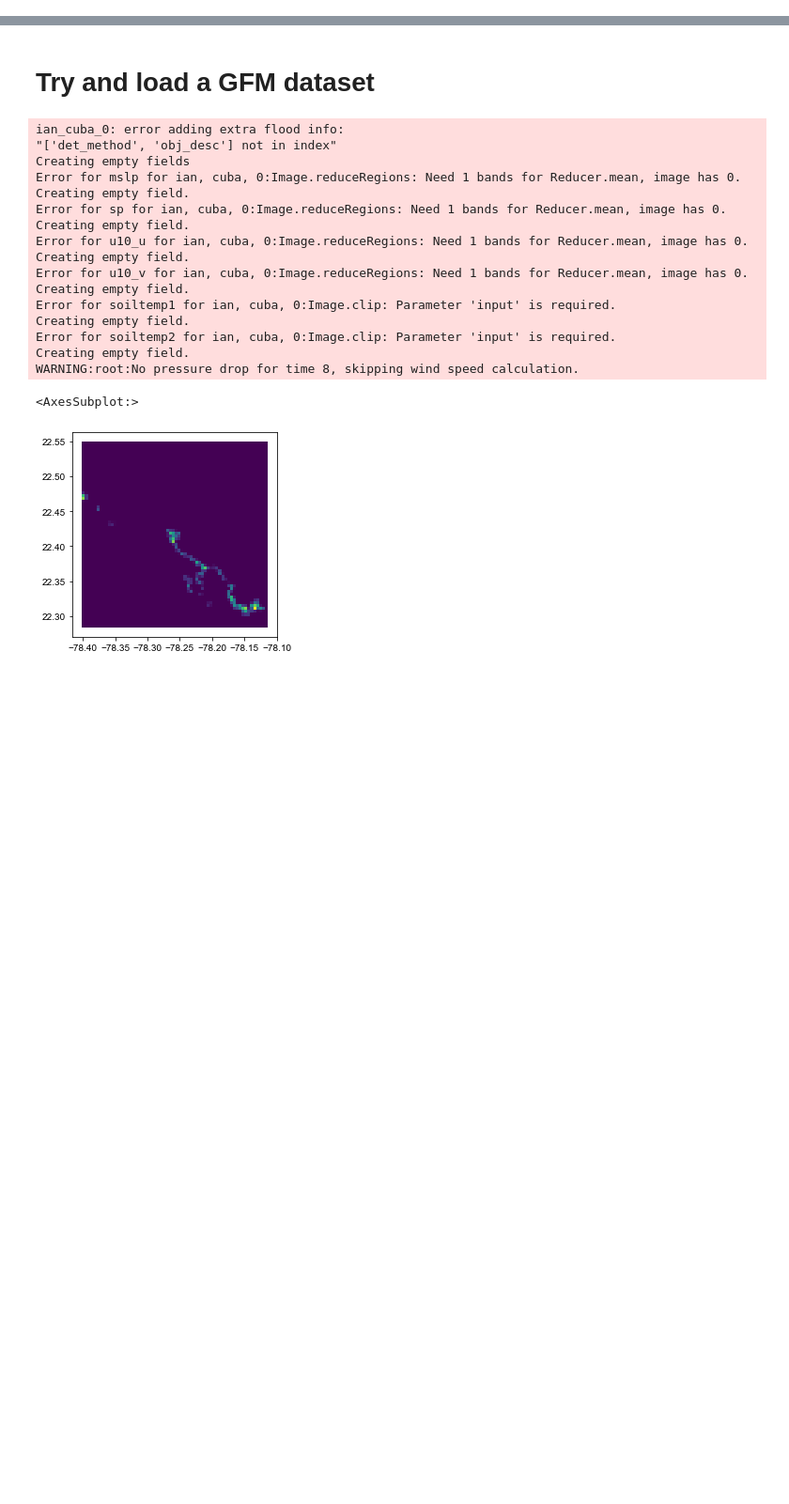
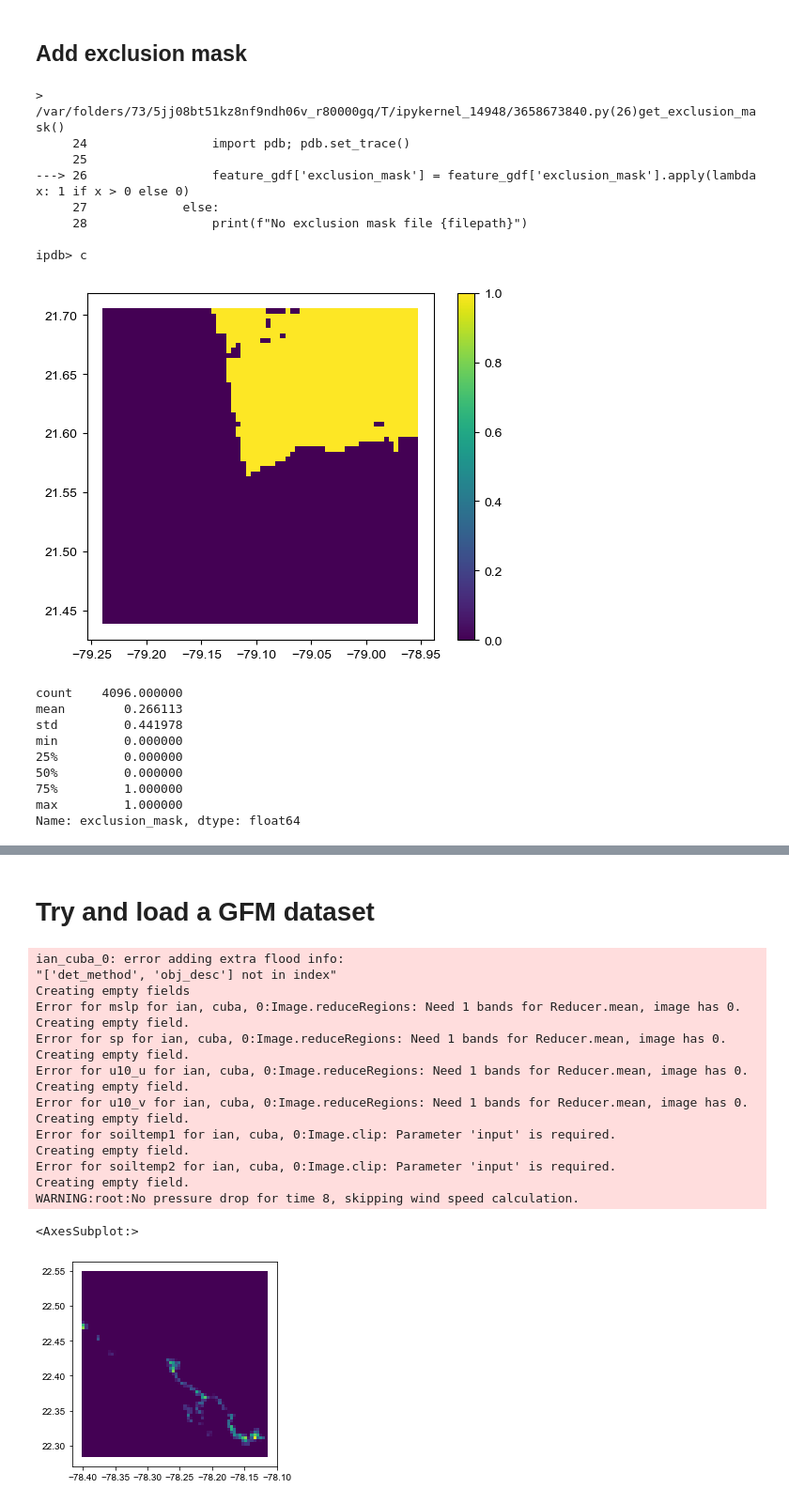
Before and after one commit to alisonpeard/hybridmodels, a Jupyter notebook: python/D. Development.ipynb, the cells around one changed output, grey strips where cells are left out. Shown at 94% size. Saved outputs shown, nothing was run; the diff lists cells and outputs as text; code cells hidden in the pictures; blank space fills up the shorter version.

```diff
--- a/python/D. Development.ipynb
+++ b/python/D. Development.ipynb
@@ -54,0 +61,60 @@ event.get_all_features(subregion)
+# %% [markdown]
+## Add exclusion mask
+# %%
+def get_exclusion_mask(self, subregion, recalculate=False):
+    """Add exclusion mask if exclusion_mask.gpkg present.
+
+    Exclusion mask from Copernicus GFM.
+    """
+
+    if self.feature_gdf[subregion] is None: self.get_gdf(subregion)
+    if "exclusion_mask" not in self.feature_gdf[subregion] or recalculate:
+        self.logger.info("Calculating exclusion mask...")
+        feature_gdf = self.feature_gdf[subregion]
+
+        try:
+            feature_gdf['exclusion_mask'] = [""] * len(feature_gdf)
+            filepath = join(wd, f"{self.storm}_{self.region}", "exclusion_mask.gpkg")
+            if exists(filepath):
+                feature_gdf = self.feature_gdf[subregion]
+                exclusion_mask = gpd.read_file(filepath)
+                assert feature_gdf.crs == exclusion_mask.crs
+
+                feature_gdf = data_utils.get_grid_intersects(exclusion_mask, feature_gdf, col='exclusion_mask')
+                feature_gdf['exclusion_mask'] = feature_gdf['exclusion_mask'].apply(lambda x: 1 if x > 0 else 0)
+            else:
+                self.logger.warning(f"No exclusion mask file with name {filepath}.")
+        except Exception as e:
+            self.logger.warning(f"Error for exclusion mask for {self.storm}, {self.region}, {subregion}:"\
+                                f"{e}\nCreating empty fields.")
+            feature_gdf["exclusion_mask"] = [""] * len(feature_gdf)
+
+        self.feature_gdf[subregion] = feature_gdf
+        self.save_gdf(subregion)
+# %%
+# check if it looks right
+subregion = 0
+get_exclusion_mask(event, subregion, recalculate=True)
+event_gdf = gpd.read_file(join(wd, f"{storm}_{region}", f"feature_stats_{subregion}.gpkg"))
+event_gdf.plot('exclusion_mask', legend=True)
+plt.show()
+event_gdf.exclusion_mask.describe()
+# %% [output]
+> /var/folders/73/5jj08bt51kz8nf9ndh06v_r80000gq/T/ipykernel_14948/3658673840.py(26)get_exclusion_mask()
+     24                 import pdb; pdb.set_trace()
+     25
+---> 26                 feature_gdf['exclusion_mask'] = feature_gdf['exclusion_mask'].apply(lambda x: 1 if x > 0 else 0)
+     27             else:
+     28                 print(f"No exclusion mask file {filepath}")
+
+ipdb> c
+[figure, added]
+count    4096.000000
+mean        0.266113
+std         0.441978
+min         0.000000
+25%         0.000000
+50%         0.000000
+75%         1.000000
+max         1.000000
+Name: exclusion_mask, dtype: float64
```
Also changed, not shown: parts of 8 cells of this notebook, 15 other files.
